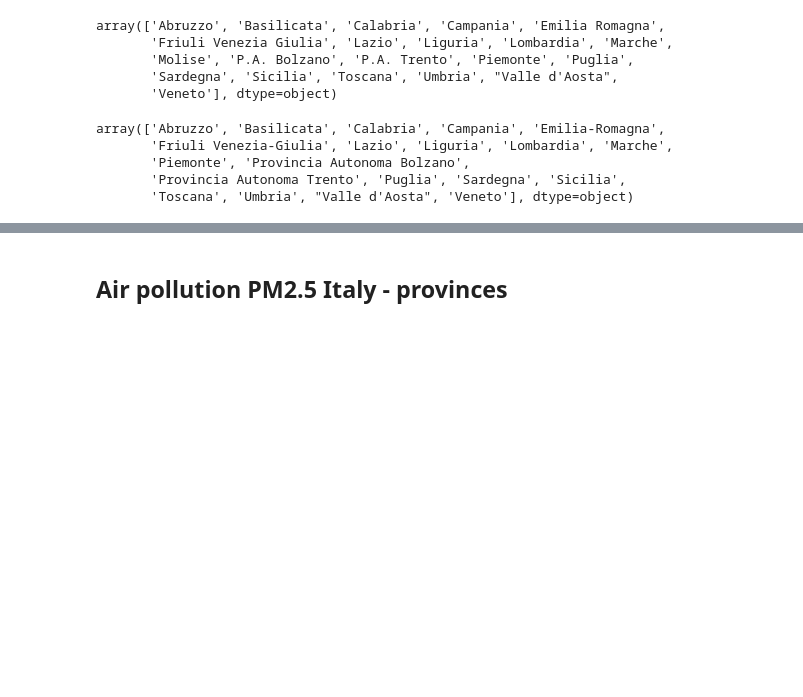
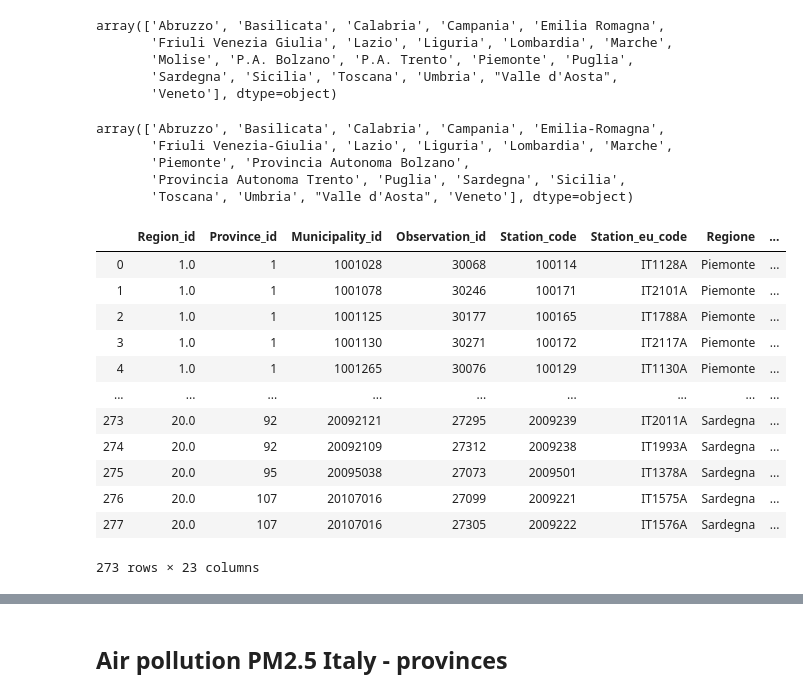
Before and after one commit to andreapas79/COVID-19, a Jupyter notebook: making_main_table.ipynb, the cells around one changed output, grey strips where cells are left out. Drawn from its saved outputs; the diff is of its cells as text; code cells hidden in the pictures; blank space fills up the shorter version.

```diff
--- a/making_main_table.ipynb
+++ b/making_main_table.ipynb
@@ -576,6 +537,22 @@ df = ap_prov.groupby(by='Provincia').median()
 df.columns = ['Region_id', 'Province_id', 'Municipality_id', 'Observation_id',
        'Station_code', 'airpoll', 'Numero di dati validi', 'Popolazione']
 df.reset_index(inplace=True)
+# %%
+ap_prov
+# %% [output]
+|  | Region_id | Province_id | Municipality_id | Observation_id | Station_code | Station_eu_code | Regione | ... |
+| 0 | 1.0 | 1 | 1001028 | 30068 | 100114 | IT1128A | Piemonte | ... |
+| 1 | 1.0 | 1 | 1001078 | 30246 | 100171 | IT2101A | Piemonte | ... |
+| 2 | 1.0 | 1 | 1001125 | 30177 | 100165 | IT1788A | Piemonte | ... |
+| 3 | 1.0 | 1 | 1001130 | 30271 | 100172 | IT2117A | Piemonte | ... |
+| 4 | 1.0 | 1 | 1001265 | 30076 | 100129 | IT1130A | Piemonte | ... |
+| ... | ... | ... | ... | ... | ... | ... | ... | ... |
+| 273 | 20.0 | 92 | 20092121 | 27295 | 2009239 | IT2011A | Sardegna | ... |
+| 274 | 20.0 | 92 | 20092109 | 27312 | 2009238 | IT1993A | Sardegna | ... |
+| 275 | 20.0 | 95 | 20095038 | 27073 | 2009501 | IT1378A | Sardegna | ... |
+| 276 | 20.0 | 107 | 20107016 | 27099 | 2009221 | IT1575A | Sardegna | ... |
+| 277 | 20.0 | 107 | 20107016 | 27305 | 2009222 | IT1576A | Sardegna | ... |
+273 rows × 23 columns
 # %%
 coord_prov = pd.read_json('Lib/province_lat_lon.json')
 llprov = df.merge(coord_prov, how='left', left_on='Provincia', right_on='nome').loc[: , ['Provincia', 'latitudine', 'longitudine', 'airpoll', 'Popolazione']]
```
Also changed, not shown: parts of 20 cells of this notebook, 14 other files.
